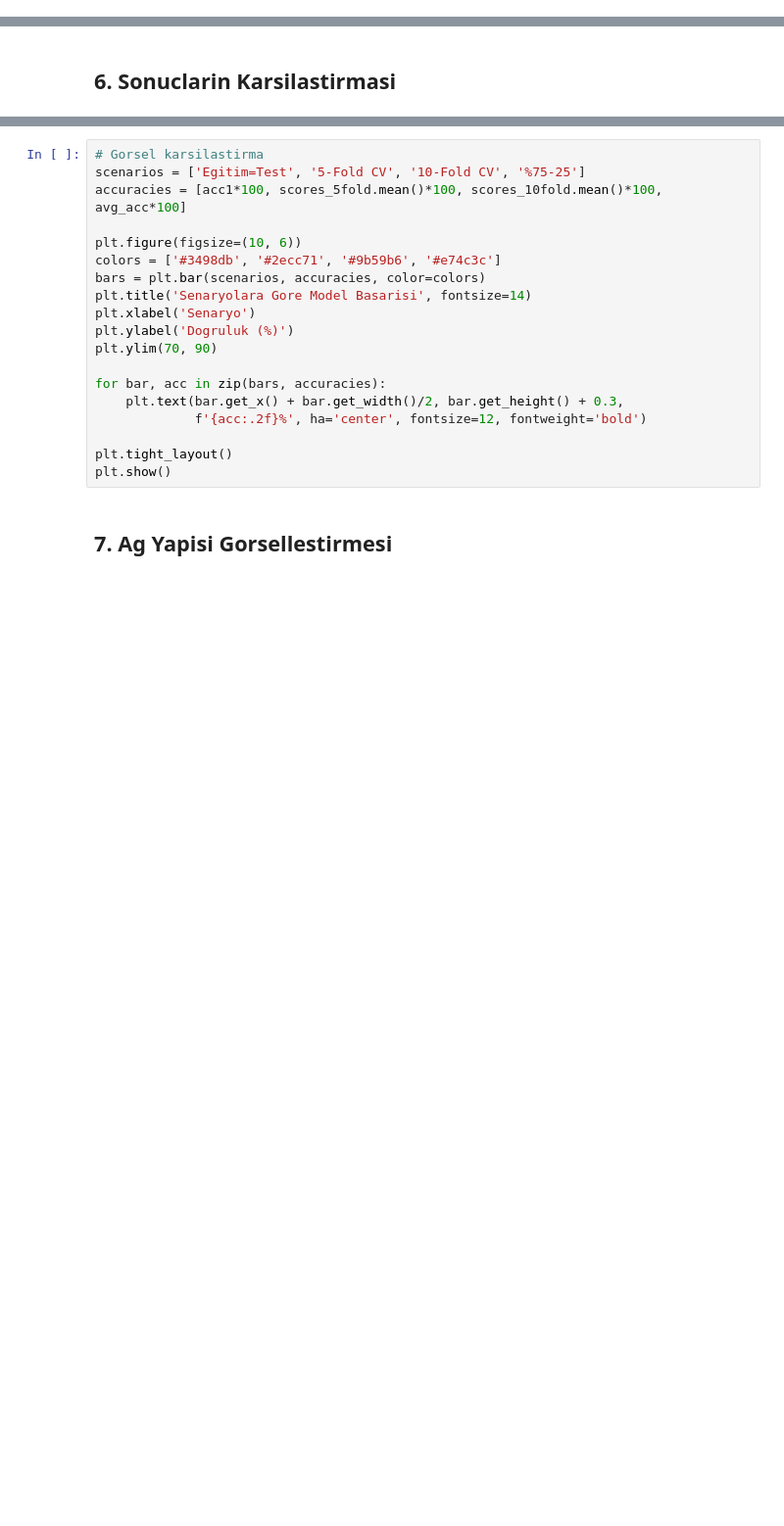
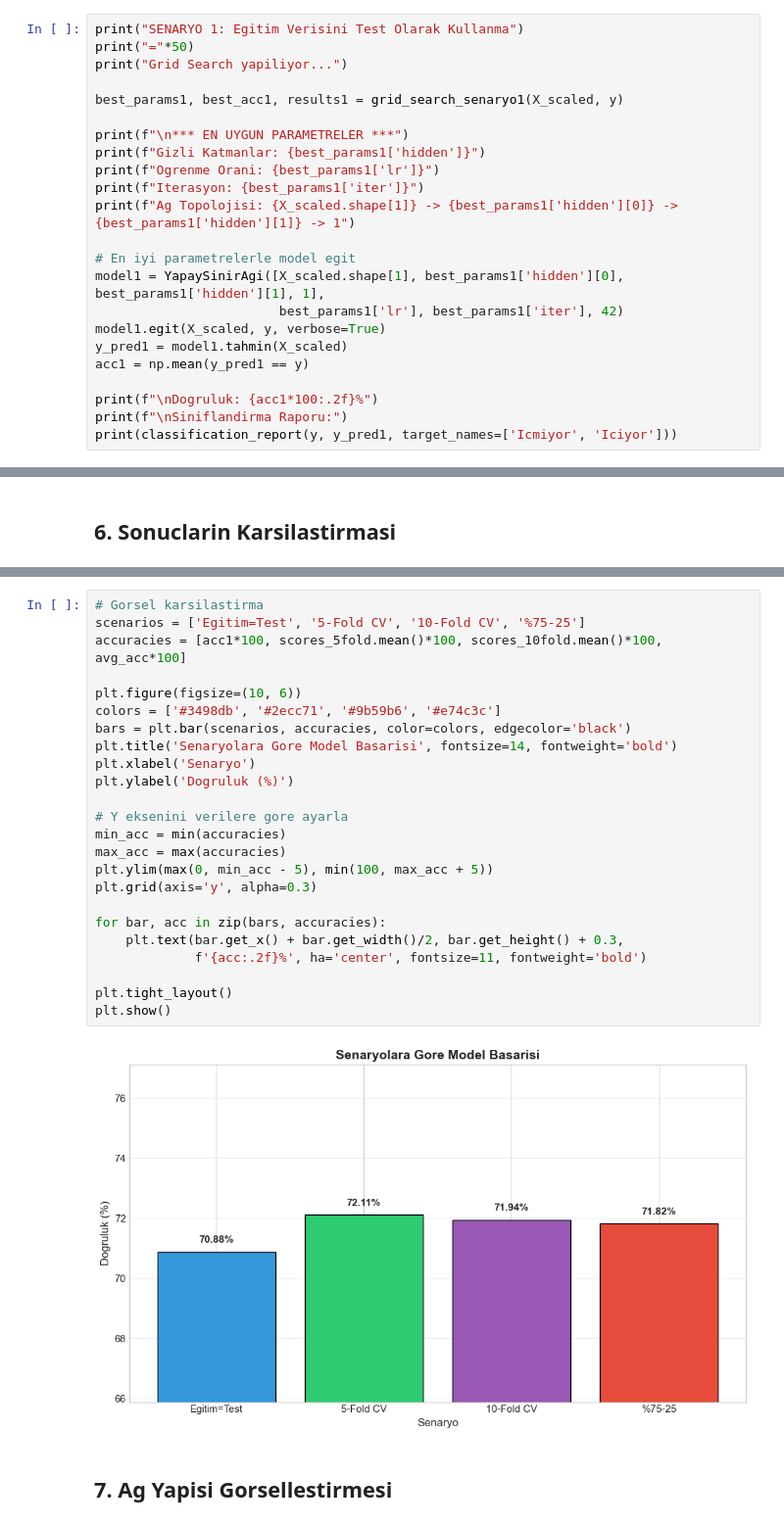
Before and after one commit to aysebelenpisdil/ysa-final, a Jupyter notebook: smoking_classification.ipynb, the cells around one changed output, grey strips where cells are left out. Shown: that part at 98% size. Saved outputs shown, nothing was run; the diff lists cells and outputs as text; blank space fills up the shorter version.

```diff
--- a/smoking_classification.ipynb
+++ b/smoking_classification.ipynb
@@ -174,0 +371,23 @@ print(classification_report(y, y_pred1, target_names=['Icmiyor', 'Iciyor']))
+# %%
+print("SENARYO 1: Egitim Verisini Test Olarak Kullanma")
+print("="*50)
+print("Grid Search yapiliyor...")
+
+best_params1, best_acc1, results1 = grid_search_senaryo1(X_scaled, y)
+
+print(f"\n*** EN UYGUN PARAMETRELER ***")
+print(f"Gizli Katmanlar: {best_params1['hidden']}")
+print(f"Ogrenme Orani: {best_params1['lr']}")
+print(f"Iterasyon: {best_params1['iter']}")
+print(f"Ag Topolojisi: {X_scaled.shape[1]} -> {best_params1['hidden'][0]} -> {best_params1['hidden'][1]} -> 1")
+
+# En iyi parametrelerle model egit
+model1 = YapaySinirAgi([X_scaled.shape[1], best_params1['hidden'][0], best_params1['hidden'][1], 1],
+                        best_params1['lr'], best_params1['iter'], 42)
+model1.egit(X_scaled, y, verbose=True)
+y_pred1 = model1.tahmin(X_scaled)
+acc1 = np.mean(y_pred1 == y)
+
+print(f"\nDogruluk: {acc1*100:.2f}%")
+print(f"\nSiniflandirma Raporu:")
+print(classification_report(y, y_pred1, target_names=['Icmiyor', 'Iciyor']))
@@ -264,22 +655,29 @@ print("-"*60)
 # %%
 # Gorsel karsilastirma
 scenarios = ['Egitim=Test', '5-Fold CV', '10-Fold CV', '%75-25']
 accuracies = [acc1*100, scores_5fold.mean()*100, scores_10fold.mean()*100, avg_acc*100]
 
 plt.figure(figsize=(10, 6))
 colors = ['#3498db', '#2ecc71', '#9b59b6', '#e74c3c']
-bars = plt.bar(scenarios, accuracies, color=colors)
-plt.title('Senaryolara Gore Model Basarisi', fontsize=14)
+bars = plt.bar(scenarios, accuracies, color=colors, edgecolor='black')
+plt.title('Senaryolara Gore Model Basarisi', fontsize=14, fontweight='bold')
 plt.xlabel('Senaryo')
 plt.ylabel('Dogruluk (%)')
-plt.ylim(70, 90)
+
+# Y eksenini verilere gore ayarla
+min_acc = min(accuracies)
+max_acc = max(accuracies)
+plt.ylim(max(0, min_acc - 5), min(100, max_acc + 5))
+plt.grid(axis='y', alpha=0.3)
 
 for bar, acc in zip(bars, accuracies):
     plt.text(bar.get_x() + bar.get_width()/2, bar.get_height() + 0.3,
-             f'{acc:.2f}%', ha='center', fontsize=12, fontweight='bold')
+             f'{acc:.2f}%', ha='center', fontsize=11, fontweight='bold')
 
 plt.tight_layout()
 plt.show()
+# %% [output]
+[figure, added]
 # %% [markdown]
 ## 7. Ag Yapisi Gorsellestirmesi
 # %%
```
Also changed, not shown: parts of 28 cells of this notebook, 1 other file.
